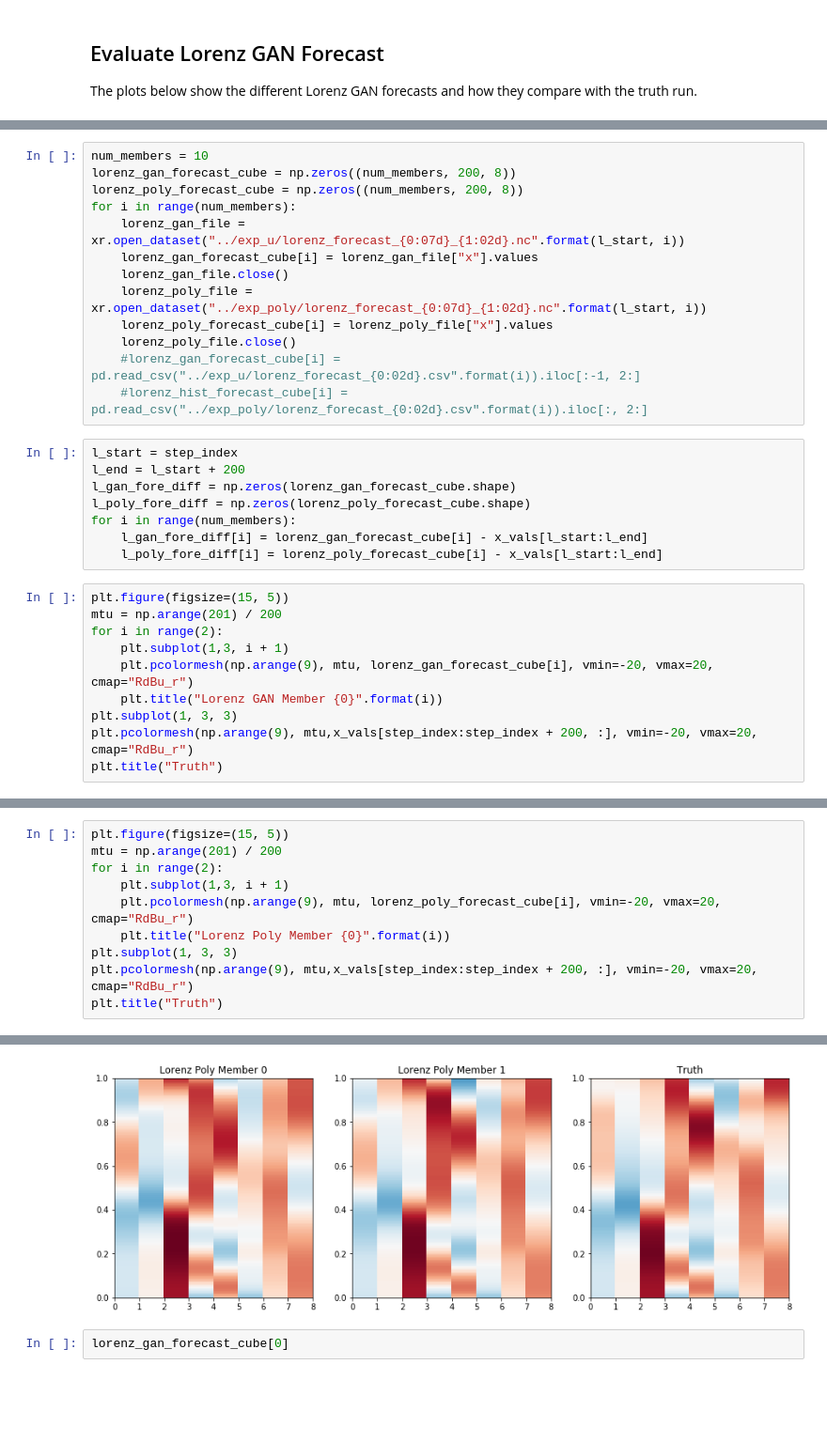
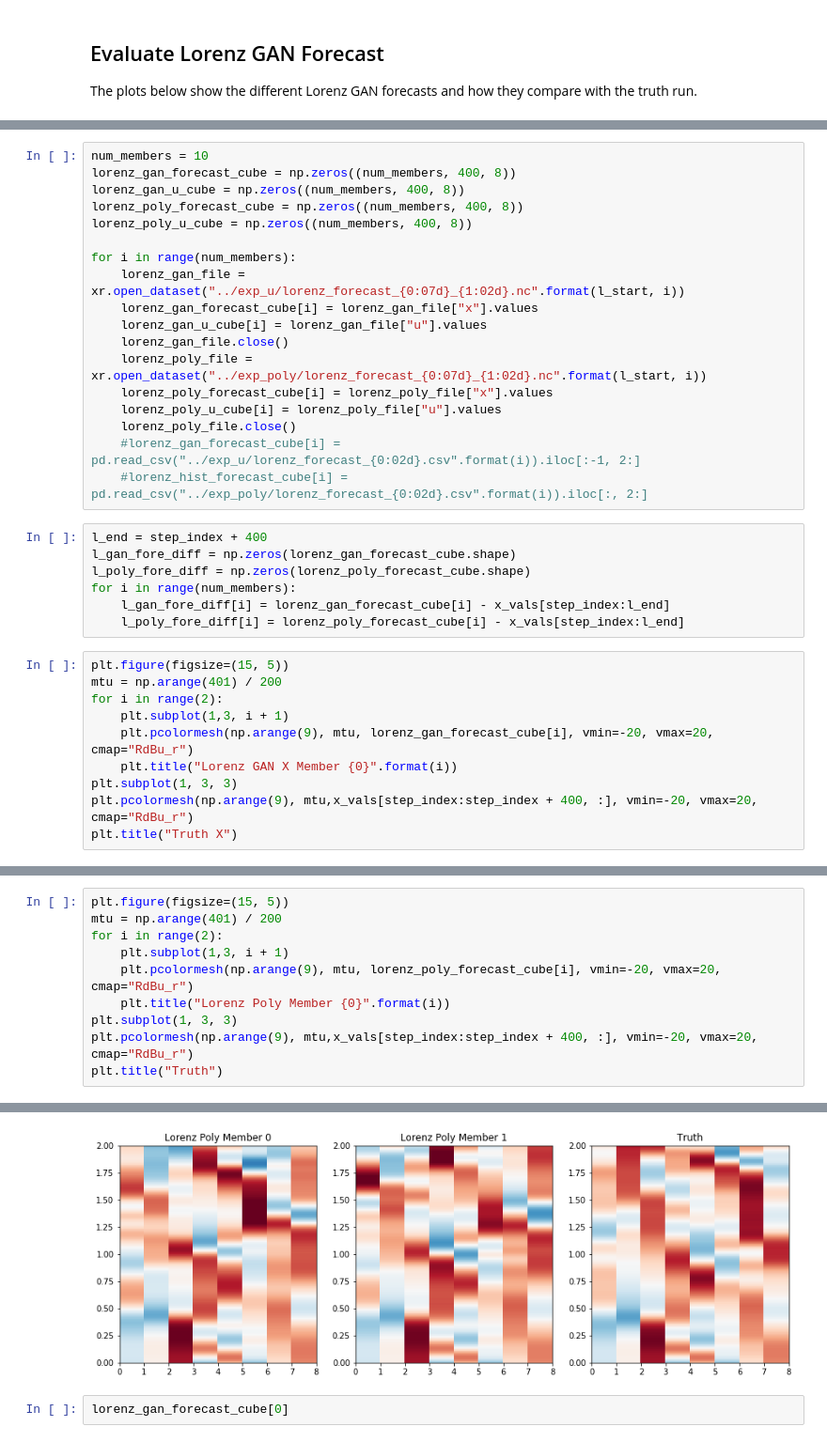
Before and after one commit to djgagne/lorenz_gan, a Jupyter notebook: notebooks/lorenz_gan_eval.ipynb, the cells around one changed output, grey strips where cells are left out. Shown at 94% size. Drawn from its saved outputs; the diff is of its cells as text; blank space fills up the shorter version.

Commit message:
Fixed numerics and GAN forecast

```diff
--- a/notebooks/lorenz_gan_eval.ipynb
+++ b/notebooks/lorenz_gan_eval.ipynb
@@ -328,33 +350,37 @@ step_index = np.where(step_values == l_start)[0][0]
 # %%
 num_members = 10
-lorenz_gan_forecast_cube = np.zeros((num_members, 200, 8))
-lorenz_poly_forecast_cube = np.zeros((num_members, 200, 8))
+lorenz_gan_forecast_cube = np.zeros((num_members, 400, 8))
+lorenz_gan_u_cube = np.zeros((num_members, 400, 8))
+lorenz_poly_forecast_cube = np.zeros((num_members, 400, 8))
+lorenz_poly_u_cube = np.zeros((num_members, 400, 8))
+
 for i in range(num_members):
     lorenz_gan_file = xr.open_dataset("../exp_u/lorenz_forecast_{0:07d}_{1:02d}.nc".format(l_start, i))
     lorenz_gan_forecast_cube[i] = lorenz_gan_file["x"].values
+    lorenz_gan_u_cube[i] = lorenz_gan_file["u"].values
     lorenz_gan_file.close()
     lorenz_poly_file = xr.open_dataset("../exp_poly/lorenz_forecast_{0:07d}_{1:02d}.nc".format(l_start, i))
     lorenz_poly_forecast_cube[i] = lorenz_poly_file["x"].values
+    lorenz_poly_u_cube[i] = lorenz_poly_file["u"].values
     lorenz_poly_file.close()
     #lorenz_gan_forecast_cube[i] = pd.read_csv("../exp_u/lorenz_forecast_{0:02d}.csv".format(i)).iloc[:-1, 2:]
     #lorenz_hist_forecast_cube[i] = pd.read_csv("../exp_poly/lorenz_forecast_{0:02d}.csv".format(i)).iloc[:, 2:]
 # %%
-l_start = step_index
-l_end = l_start + 200
+l_end = step_index + 400
 l_gan_fore_diff = np.zeros(lorenz_gan_forecast_cube.shape)
 l_poly_fore_diff = np.zeros(lorenz_poly_forecast_cube.shape)
 for i in range(num_members):
-    l_gan_fore_diff[i] = lorenz_gan_forecast_cube[i] - x_vals[l_start:l_end]
-    l_poly_fore_diff[i] = lorenz_poly_forecast_cube[i] - x_vals[l_start:l_end]
+    l_gan_fore_diff[i] = lorenz_gan_forecast_cube[i] - x_vals[step_index:l_end]
+    l_poly_fore_diff[i] = lorenz_poly_forecast_cube[i] - x_vals[step_index:l_end]
 # %%
 plt.figure(figsize=(15, 5))
-mtu = np.arange(201) / 200
+mtu = np.arange(401) / 200
 for i in range(2):
     plt.subplot(1,3, i + 1)
     plt.pcolormesh(np.arange(9), mtu, lorenz_gan_forecast_cube[i], vmin=-20, vmax=20, cmap="RdBu_r")
-    plt.title("Lorenz GAN Member {0}".format(i))
+    plt.title("Lorenz GAN X Member {0}".format(i))
 plt.subplot(1, 3, 3)
-plt.pcolormesh(np.arange(9), mtu,x_vals[step_index:step_index + 200, :], vmin=-20, vmax=20, cmap="RdBu_r")
-plt.title("Truth")
+plt.pcolormesh(np.arange(9), mtu,x_vals[step_index:step_index + 400, :], vmin=-20, vmax=20, cmap="RdBu_r")
+plt.title("Truth X")
 # %% [output]
 <matplotlib.text.Text at 0x...>
@@ -362,16 +417,16 @@ plt.title("Truth")
 # %%
 plt.figure(figsize=(15, 5))
-mtu = np.arange(201) / 200
+mtu = np.arange(401) / 200
 for i in range(2):
     plt.subplot(1,3, i + 1)
     plt.pcolormesh(np.arange(9), mtu, lorenz_poly_forecast_cube[i], vmin=-20, vmax=20, cmap="RdBu_r")
     plt.title("Lorenz Poly Member {0}".format(i))
 plt.subplot(1, 3, 3)
-plt.pcolormesh(np.arange(9), mtu,x_vals[step_index:step_index + 200, :], vmin=-20, vmax=20, cmap="RdBu_r")
+plt.pcolormesh(np.arange(9), mtu,x_vals[step_index:step_index + 400, :], vmin=-20, vmax=20, cmap="RdBu_r")
 plt.title("Truth")
 # %% [output]
 <matplotlib.text.Text at 0x...>
-[figure, old version]
+[figure, new version]
 # %%
 lorenz_gan_forecast_cube[0]
 # %% [output]
```
Also changed, not shown: parts of 25 cells of this notebook, 7 other files.
